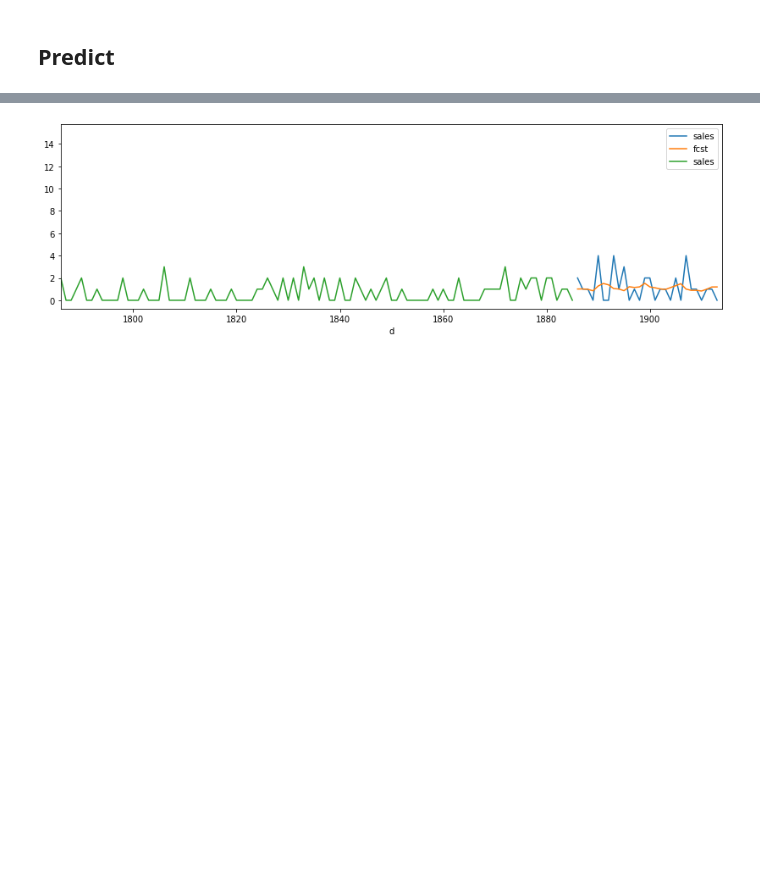
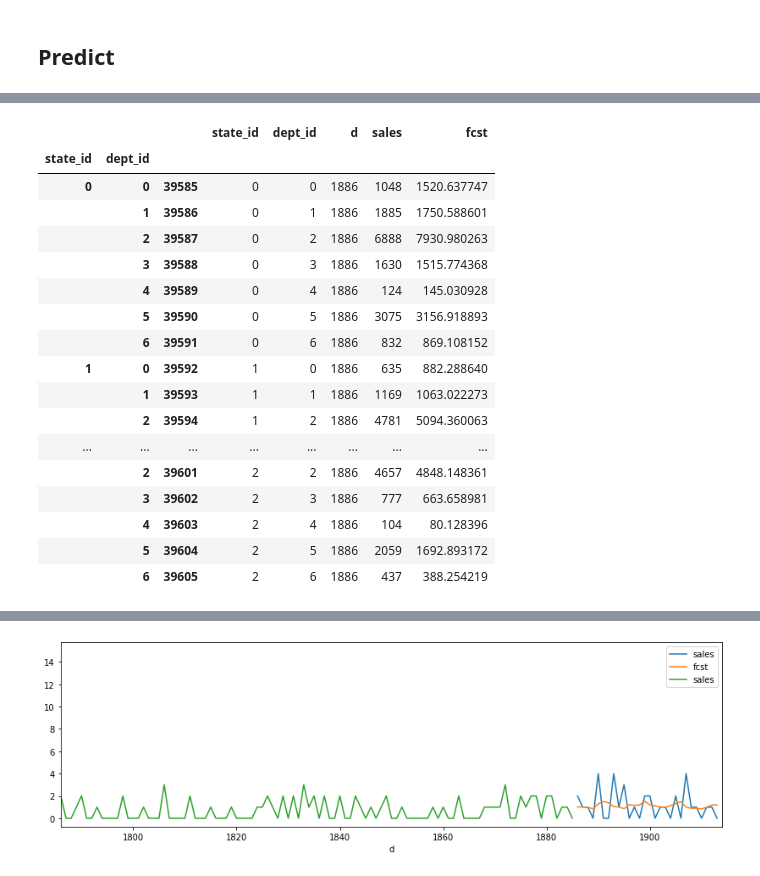
Before and after one commit to coldwhitewinters/m5-forecasting, a Jupyter notebook: notebooks/forecast-Copy1.ipynb, the cells around one changed output, grey strips where cells are left out. Saved outputs shown, nothing was run; the diff lists cells and outputs as text; code cells hidden in the pictures; blank space fills up the shorter version.

```diff
--- a/notebooks/forecast-Copy1.ipynb
+++ b/notebooks/forecast-Copy1.ipynb
@@ -59,0 +222,21 @@ LightGBMError: Could not open /home/ariel/Playground/m5-forecasting/models/12/9/
+# %%
+pd.read_parquet(cfg.FCST_DIR / f"7/1/fcst.parquet").groupby(["state_id", "dept_id"]).apply(lambda df: df.iloc[[0]])
+# %% [output]
+|  |  |  | state_id | dept_id | d | sales | fcst |
+| state_id | dept_id |  |  |  |  |  |  |
+| 0 | 0 | 39585 | 0 | 0 | 1886 | 1048 | 1520.637747 |
+|  | 1 | 39586 | 0 | 1 | 1886 | 1885 | 1750.588601 |
+|  | 2 | 39587 | 0 | 2 | 1886 | 6888 | 7930.980263 |
+|  | 3 | 39588 | 0 | 3 | 1886 | 1630 | 1515.774368 |
+|  | 4 | 39589 | 0 | 4 | 1886 | 124 | 145.030928 |
+|  | 5 | 39590 | 0 | 5 | 1886 | 3075 | 3156.918893 |
+|  | 6 | 39591 | 0 | 6 | 1886 | 832 | 869.108152 |
+| 1 | 0 | 39592 | 1 | 0 | 1886 | 635 | 882.288640 |
+|  | 1 | 39593 | 1 | 1 | 1886 | 1169 | 1063.022273 |
+|  | 2 | 39594 | 1 | 2 | 1886 | 4781 | 5094.360063 |
+| ... | ... | ... | ... | ... | ... | ... | ... |
+|  | 2 | 39601 | 2 | 2 | 1886 | 4657 | 4848.148361 |
+|  | 3 | 39602 | 2 | 3 | 1886 | 777 | 663.658981 |
+|  | 4 | 39603 | 2 | 4 | 1886 | 104 | 80.128396 |
+|  | 5 | 39604 | 2 | 5 | 1886 | 2059 | 1692.893172 |
+|  | 6 | 39605 | 2 | 6 | 1886 | 437 | 388.254219 |
```
Also changed, not shown: parts of 24 cells of this notebook, 6 other files.
